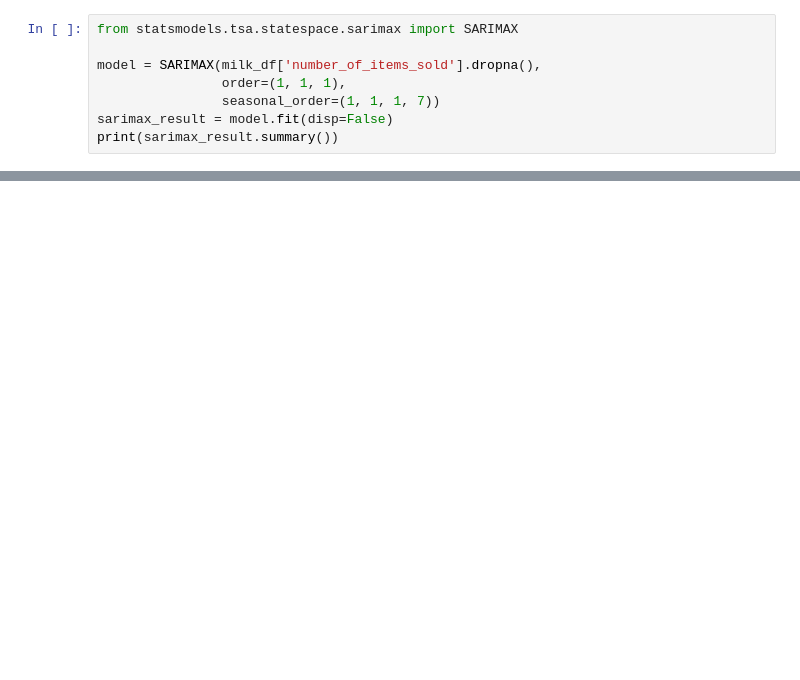
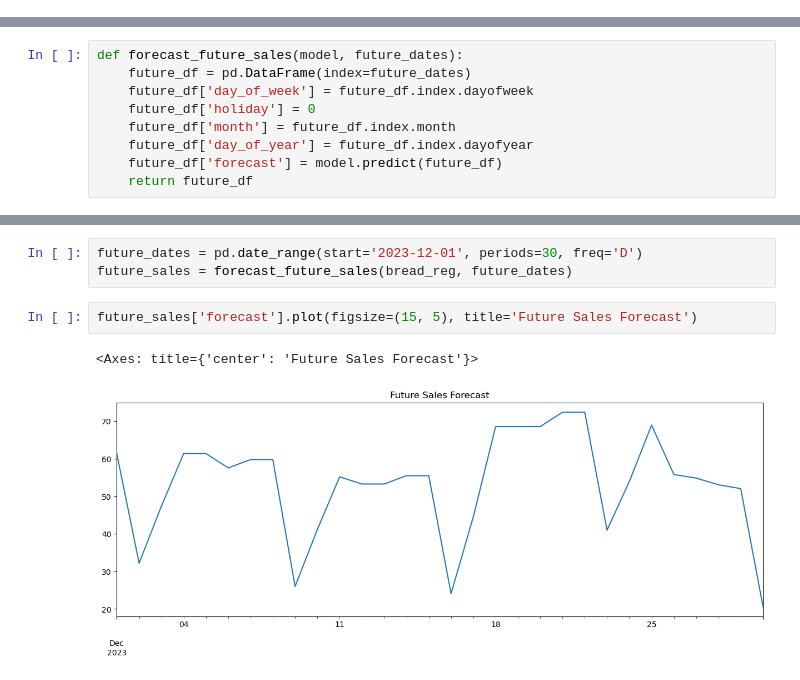
Before and after one commit to RDX-Ali-Ansari/100DaysOfBytewise, a Jupyter notebook: Project_02/Grocery Sales Recommender.ipynb, the cells around one changed output, grey strips where cells are left out. Drawn from its saved outputs; the diff is of its cells as text; blank space fills up the shorter version.

```diff
--- a/Project_02/Grocery Sales Recommender.ipynb
+++ b/Project_02/Grocery Sales Recommender.ipynb
@@ -83,8 +7,0 @@ milk_df['weekly difference'] = milk_df['number_of_items_sold'] - milk_df['number
-# %%
-from statsmodels.tsa.statespace.sarimax import SARIMAX
-
-model = SARIMAX(milk_df['number_of_items_sold'].dropna(),
-                order=(1, 1, 1),
-                seasonal_order=(1, 1, 1, 7))
-sarimax_result = model.fit(disp=False)
-print(sarimax_result.summary())
@@ -92,0 +70,9 @@ LinAlgError: Schur decomposition solver error.
+# %%
+def forecast_future_sales(model, future_dates):
+    future_df = pd.DataFrame(index=future_dates)
+    future_df['day_of_week'] = future_df.index.dayofweek
+    future_df['holiday'] = 0
+    future_df['month'] = future_df.index.month
+    future_df['day_of_year'] = future_df.index.dayofyear
+    future_df['forecast'] = model.predict(future_df)
+    return future_df
@@ -92,0 +124,8 @@ LinAlgError: Schur decomposition solver error.
+# %%
+future_dates = pd.date_range(start='2023-12-01', periods=30, freq='D')
+future_sales = forecast_future_sales(bread_reg, future_dates)
+# %%
+future_sales['forecast'].plot(figsize=(15, 5), title='Future Sales Forecast')
+# %% [output]
+<Axes: title={'center': 'Future Sales Forecast'}>
+[figure, added]
```
Also changed, not shown: parts of 25 cells of this notebook.
